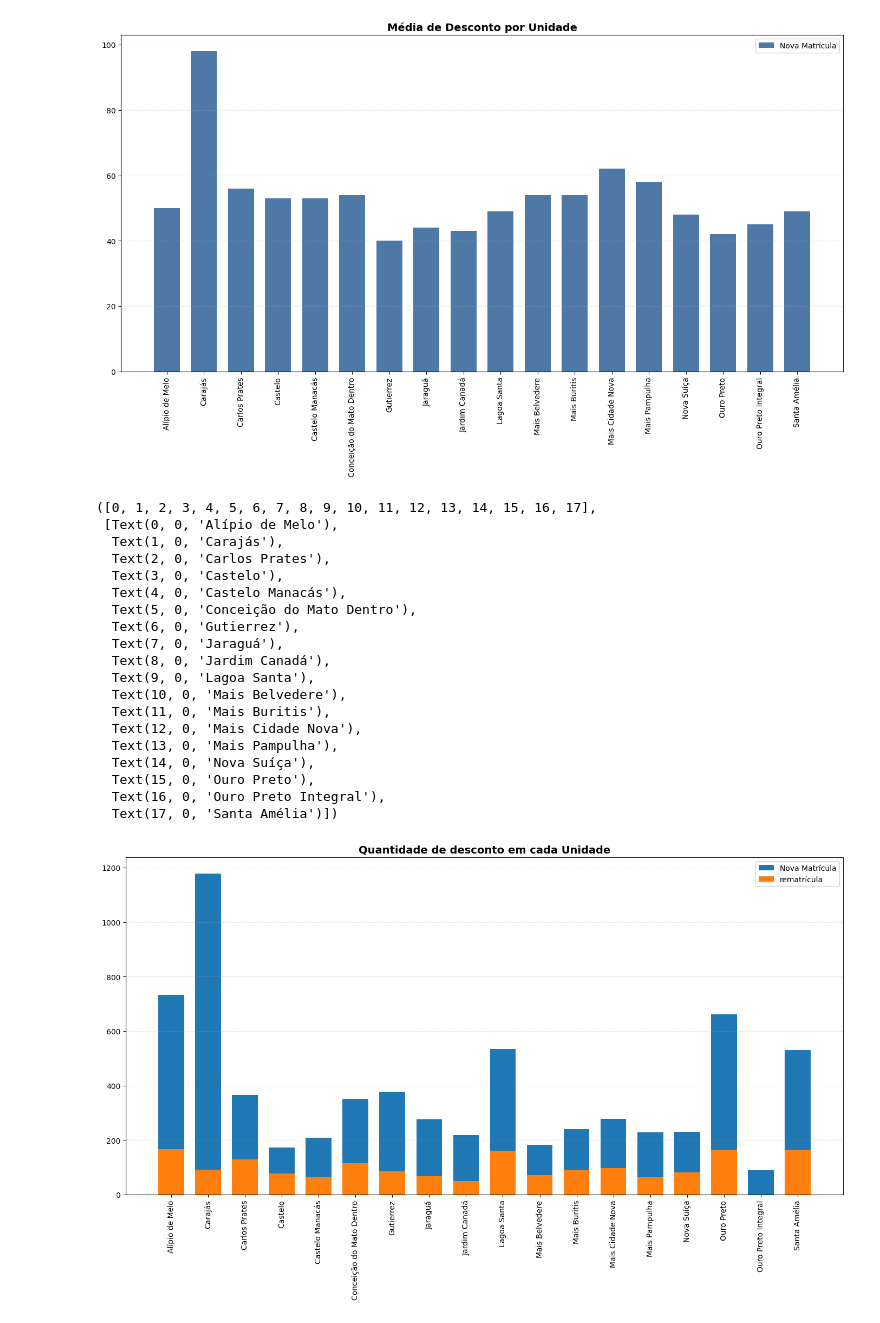
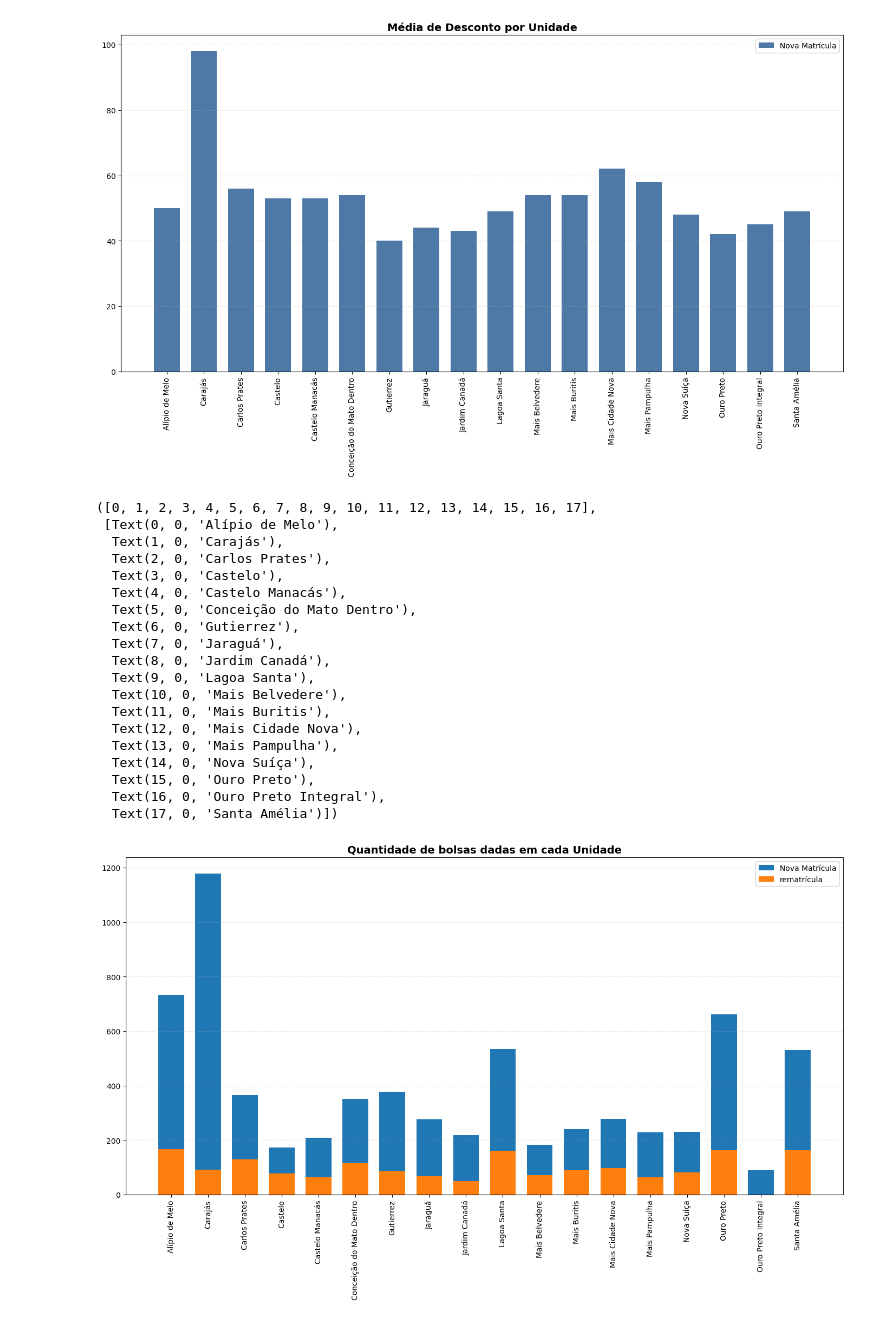
Before and after one commit to ThalesMelo1/Coleguium-Entrevista, a Jupyter notebook: Code/Análise_3.ipynb, the cells around one changed output. Cells and saved outputs as stored; diff of their text form; code cells hidden in the pictures.

```diff
--- a/Code/Análise_3.ipynb
+++ b/Code/Análise_3.ipynb
@@ -278,32 +278,32 @@ plt.xticks(rotation=90)
 fig = plt.subplots(figsize=(14, 7))
 
 plt.bar(plt1['Unidade'], plt1['numDescontos'], width= 0.7, label = 'Nova Matrícula')
 plt.bar(plt2['Unidade'], plt2['numDescontos'], width = 0.7, label = 'rematrícula')
 
 plt.grid(axis='y', linestyle='--', alpha=0.3)
 plt.yticks(fontsize=10)
-plt.title('Quantidade de desconto em cada Unidade', fontsize=14, weight='bold')
+plt.title('Quantidade de bolsas dadas em cada Unidade', fontsize=14, weight='bold')
 plt.tight_layout()
 plt.legend()
 plt.xticks(rotation=90)
 # %% [output]
 ([0, 1, 2, 3, 4, 5, 6, 7, 8, 9, 10, 11, 12, 13, 14, 15, 16, 17],
  [Text(0, 0, 'Alípio de Melo'),
   Text(1, 0, 'Carajás'),
   Text(2, 0, 'Carlos Prates'),
   Text(3, 0, 'Castelo'),
   Text(4, 0, 'Castelo Manacás'),
   Text(5, 0, 'Conceição do Mato Dentro'),
   Text(6, 0, 'Gutierrez'),
   Text(7, 0, 'Jaraguá'),
   Text(8, 0, 'Jardim Canadá'),
   Text(9, 0, 'Lagoa Santa'),
   Text(10, 0, 'Mais Belvedere'),
   Text(11, 0, 'Mais Buritis'),
   Text(12, 0, 'Mais Cidade Nova'),
   Text(13, 0, 'Mais Pampulha'),
   Text(14, 0, 'Nova Suíça'),
   Text(15, 0, 'Ouro Preto'),
   Text(16, 0, 'Ouro Preto Integral'),
   Text(17, 0, 'Santa Amélia')])
-[figure, old version]
+[figure, new version]
```
Also changed, not shown: parts of 3 cells of this notebook.
